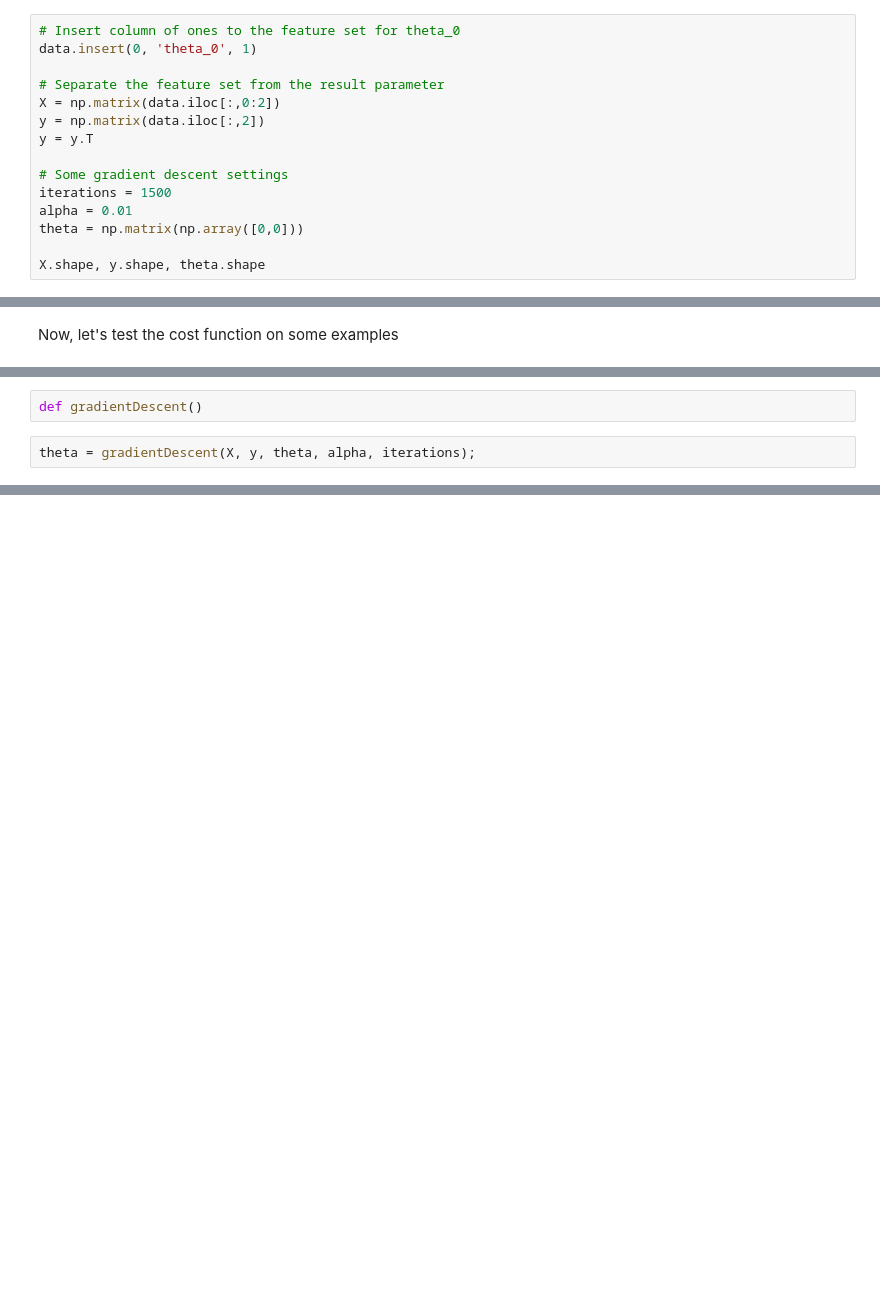
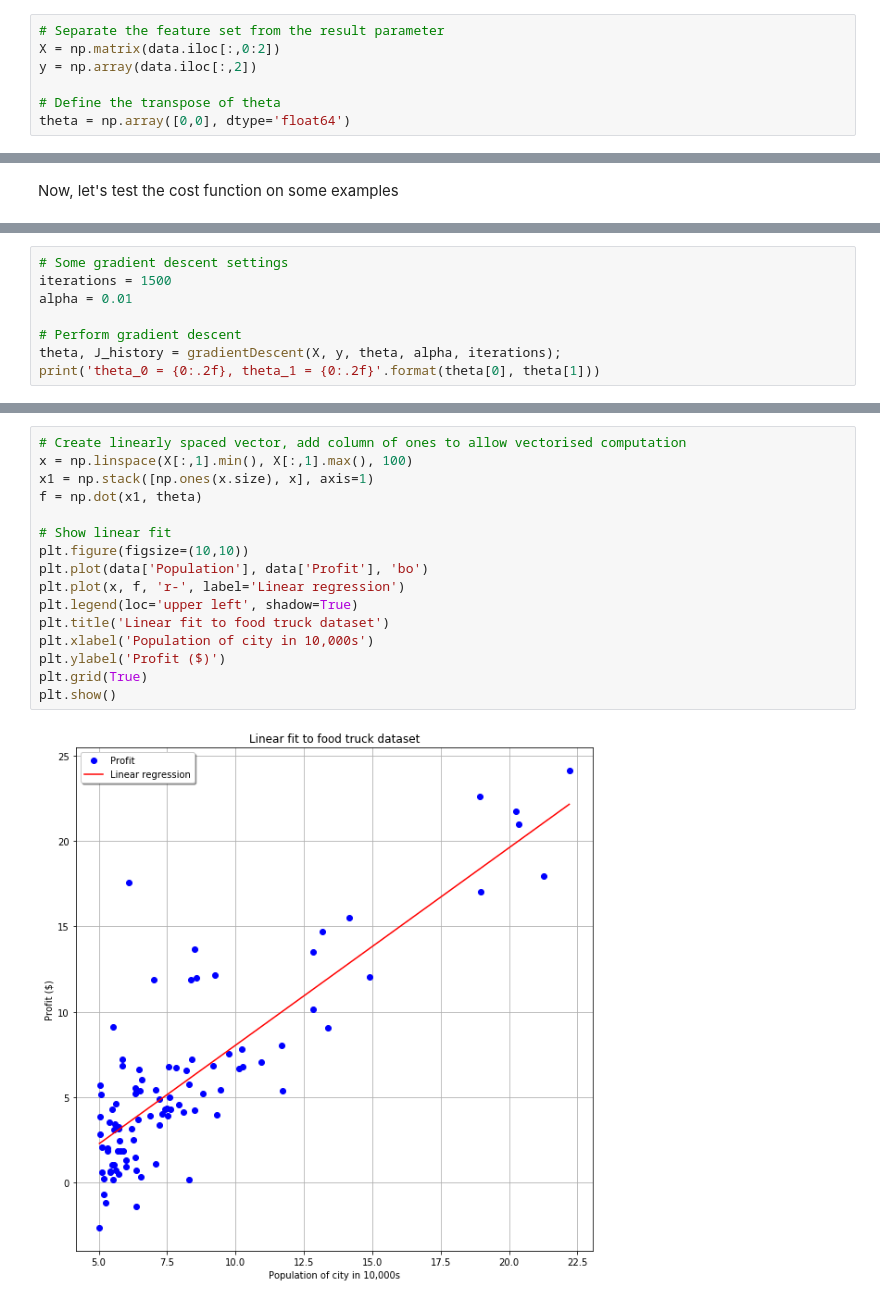
Before and after one commit to martinabeleda/Machine-Learning-Coursera, a Jupyter notebook: machine-learning/Exercise 1 - Linear Regression.ipynb, the cells around one changed output, grey strips where cells are left out. Drawn from its saved outputs; the diff is of its cells as text; blank space fills up the shorter version.

Commit message:
completed gradient descent

```diff
--- a/machine-learning/Exercise 1 - Linear Regression.ipynb
+++ b/machine-learning/Exercise 1 - Linear Regression.ipynb
@@ -76,16 +81,8 @@ Now to prepare the data to be passed into the cost function.
 Our data was originally imported as a dataframe and must be converted to separate matrices $X$ and $y$
 # %%
-# Insert column of ones to the feature set for theta_0
-data.insert(0, 'theta_0', 1)
-
 # Separate the feature set from the result parameter
 X = np.matrix(data.iloc[:,0:2])
-y = np.matrix(data.iloc[:,2])
-y = y.T
+y = np.array(data.iloc[:,2])
 
-# Some gradient descent settings
-iterations = 1500
-alpha = 0.01
-theta = np.matrix(np.array([0,0]))
-
-X.shape, y.shape, theta.shape
+# Define the transpose of theta
+theta = np.array([0,0], dtype='float64')
@@ -103,4 +95,0 @@ Now let's define the function to run gradient descent
-# %%
-def gradientDescent()
-# %%
-theta = gradientDescent(X, y, theta, alpha, iterations);
@@ -106,0 +129,8 @@ theta = gradientDescent(X, y, theta, alpha, iterations);
+# %%
+# Some gradient descent settings
+iterations = 1500
+alpha = 0.01
+
+# Perform gradient descent
+theta, J_history = gradientDescent(X, y, theta, alpha, iterations);
+print('theta_0 = {0:.2f}, theta_1 = {0:.2f}'.format(theta[0], theta[1]))
@@ -106,0 +141,18 @@ theta = gradientDescent(X, y, theta, alpha, iterations);
+# %%
+# Create linearly spaced vector, add column of ones to allow vectorised computation
+x = np.linspace(X[:,1].min(), X[:,1].max(), 100)
+x1 = np.stack([np.ones(x.size), x], axis=1)
+f = np.dot(x1, theta)
+
+# Show linear fit
+plt.figure(figsize=(10,10))
+plt.plot(data['Population'], data['Profit'], 'bo')
+plt.plot(x, f, 'r-', label='Linear regression')
+plt.legend(loc='upper left', shadow=True)
+plt.title('Linear fit to food truck dataset')
+plt.xlabel('Population of city in 10,000s')
+plt.ylabel('Profit ($)')
+plt.grid(True)
+plt.show()
+# %% [output]
+[figure, added]
```
Also changed, not shown: parts of 13 cells of this notebook.
